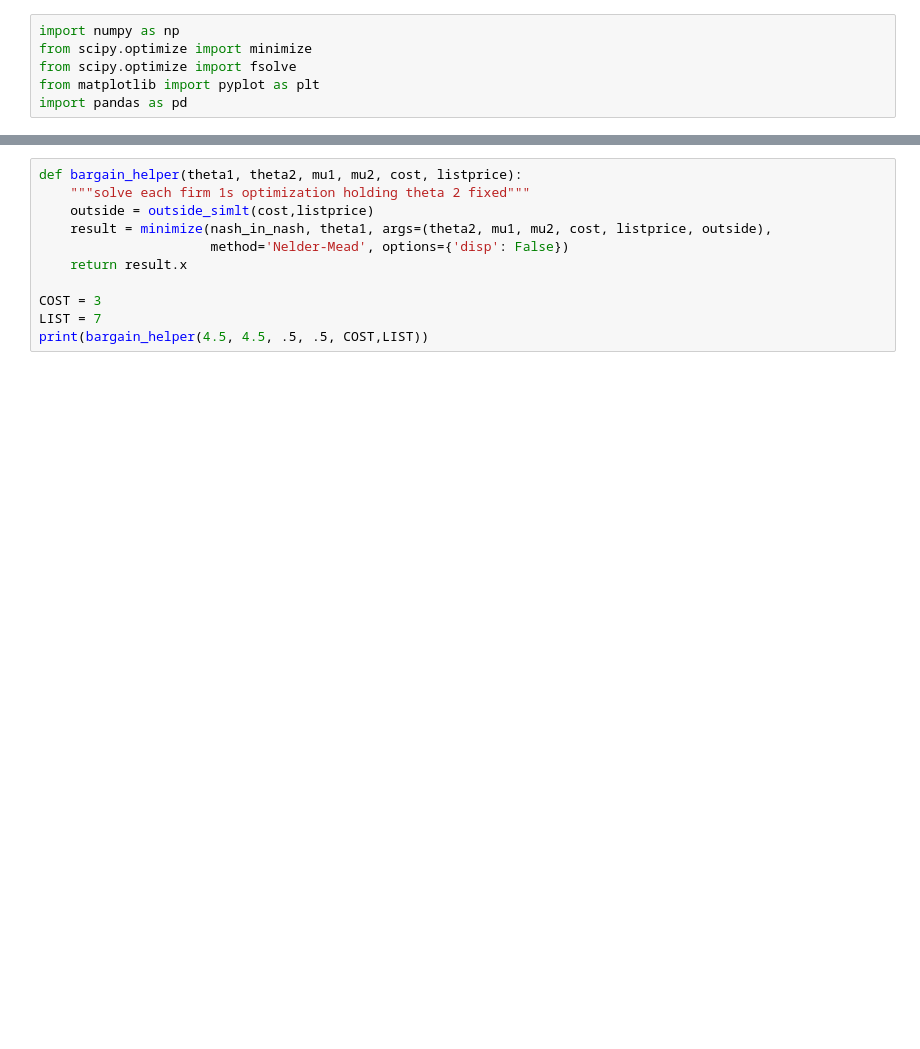
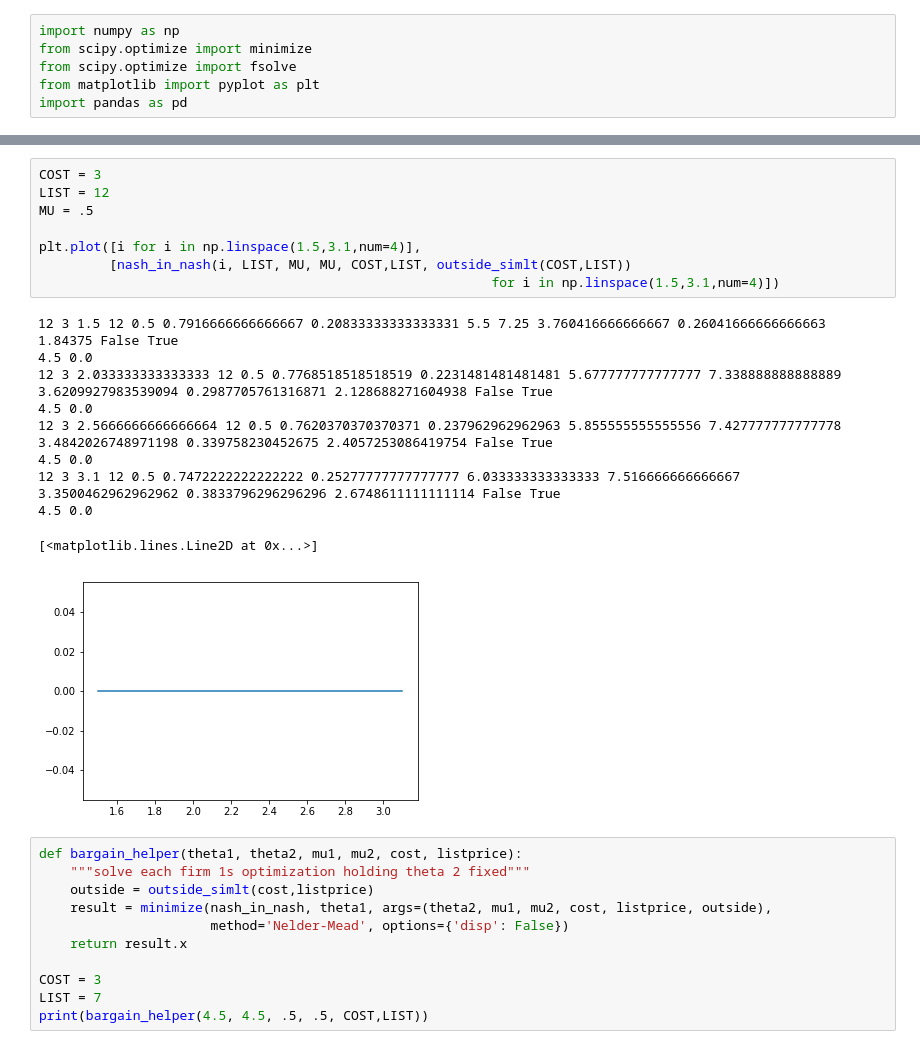
Before and after one commit to ericschulman/health_bargains, a Jupyter notebook: numerical.ipynb, the cells around one changed output, grey strips where cells are left out. Cells and saved outputs as stored; diff of their text form; blank space fills up the shorter version.

```diff
--- a/numerical.ipynb
+++ b/numerical.ipynb
@@ -133,3 +136,22 @@ plt.plot([i for i in np.linspace(1.5,3.1,num=10)],
+# %%
+COST = 3
+LIST = 12
+MU = .5
+
+plt.plot([i for i in np.linspace(1.5,3.1,num=4)],
+         [nash_in_nash(i, LIST, MU, MU, COST,LIST, outside_simlt(COST,LIST))
+                                                          for i in np.linspace(1.5,3.1,num=4)])
+# %% [output]
+12 3 1.5 12 0.5 0.7916666666666667 0.20833333333333331 5.5 7.25 3.760416666666667 0.26041666666666663 1.84375 False True
+4.5 0.0
+12 3 2.033333333333333 12 0.5 0.7768518518518519 0.2231481481481481 5.677777777777777 7.338888888888889 3.6209927983539094 0.2987705761316871 2.128688271604938 False True
+4.5 0.0
+12 3 2.5666666666666664 12 0.5 0.7620370370370371 0.237962962962963 5.855555555555556 7.427777777777778 3.4842026748971198 0.339758230452675 2.4057253086419754 False True
+4.5 0.0
+12 3 3.1 12 0.5 0.7472222222222222 0.25277777777777777 6.033333333333333 7.516666666666667 3.3500462962962962 0.3833796296296296 2.6748611111111114 False True
+4.5 0.0
+[<matplotlib.lines.Line2D at 0x...>]
+[figure, added]
 # %%
 def bargain_helper(theta1, theta2, mu1, mu2, cost, listprice):
     """solve each firm 1s optimization holding theta 2 fixed"""
```
Also changed, not shown: parts of 3 cells of this notebook, 1 other file.
